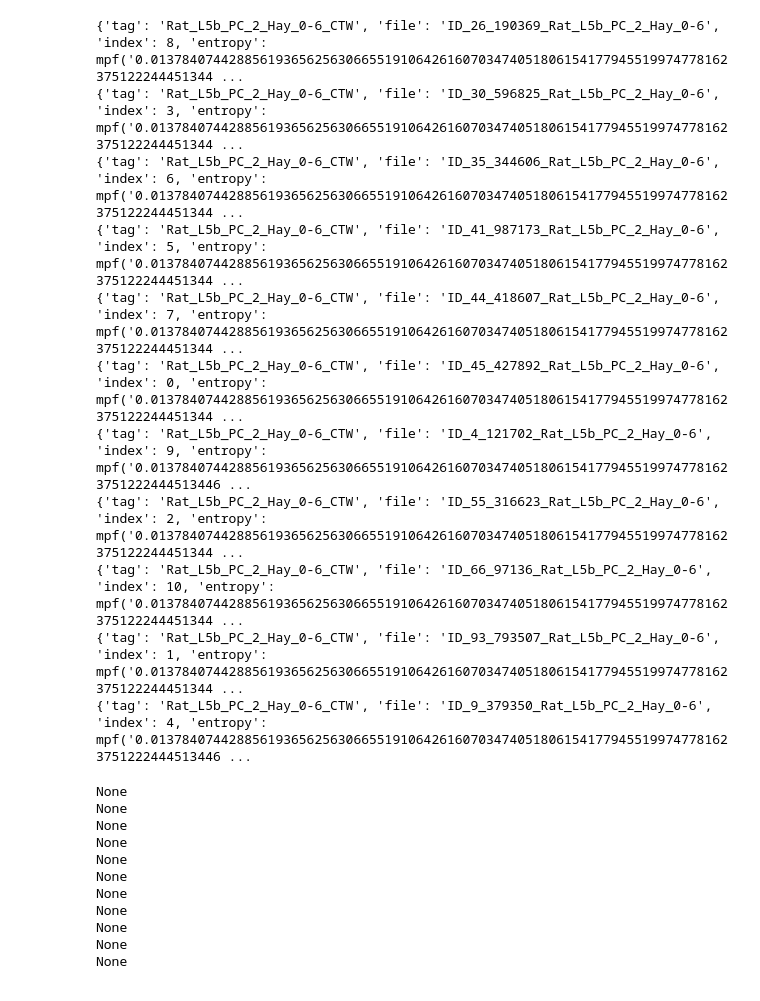
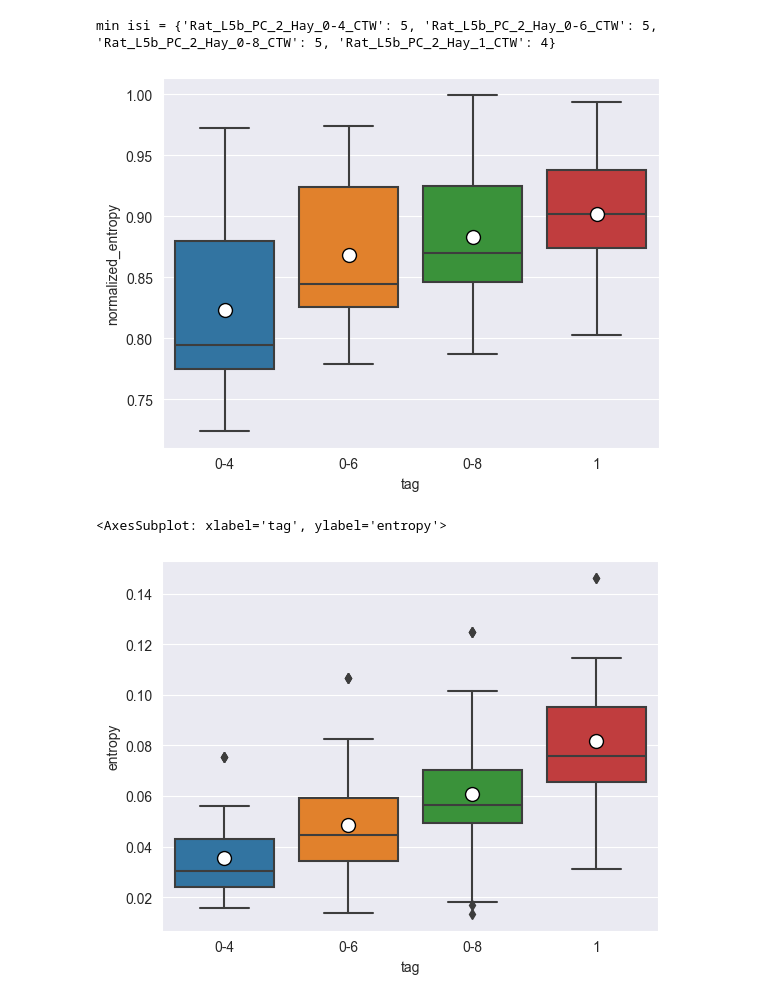
Before and after one commit to NitzanLux/neuron_mi, a Jupyter notebook: entropy_CTW_eval.ipynb, the cells around one changed output. Drawn from its saved outputs; the diff is of its cells as text; code cells hidden in the pictures.

```diff
--- a/entropy_CTW_eval.ipynb
+++ b/entropy_CTW_eval.ipynb
@@ -48,20 +116,21 @@ start job
 # %%
-models={}
-regex_match = re.compile('Rat.+0-6_CTW')
+
+models = {}
+regex_match = re.compile('Rat.+CTW')
 #regex_match = re.compile('test')
 gmax_regex = re.compile('.*_([0-9](?:-[0-9])?(?:_noNMDA)?)_.*')
 gmax_value_regex = re.compile('([0-9](?:\.[0-9])?)[a-z,A-Z]*')
-models_pathes=[]
+models_pathes = []
 for i in os.listdir('entropy_data'):
 
-    cur_dir_path=os.path.join('entropy_data',i)
+    cur_dir_path = os.path.join('entropy_data', i)
     if regex_match.match(i) and os.path.isdir(cur_dir_path):
         for j in os.listdir(cur_dir_path):
-            models_pathes.append(os.path.join(cur_dir_path,j))
+            models_pathes.append(os.path.join(cur_dir_path, j))
         # models[i] = gmax_regex.match(i).group(1).replace('-','.')
         # models[i] = models[i].replace('_noNMDA',' AMPA')
 name_order = list(models.values())
-name_order = sorted(name_order,key=lambda x:(float(gmax_value_regex.match(x).group(0)),'AMPA' not in x))
+name_order = sorted(name_order, key=lambda x: (float(gmax_value_regex.match(x).group(0)), 'AMPA' not in x))
 
 grouping = {'_noNMDA'}
 remove_v = True
@@ -71,30 +137,30 @@ c.add_data(models_pathes)
-# %%
-for i in c:
-    print(i)
-# %% [output]
-{'tag': 'Rat_L5b_PC_2_Hay_0-6_CTW', 'file': 'ID_26_190369_Rat_L5b_PC_2_Hay_0-6', 'index': 8, 'entropy': mpf('0.01378407442885619365625630665519106426160703474051806154177945519974778162375122244451344 ...
-{'tag': 'Rat_L5b_PC_2_Hay_0-6_CTW', 'file': 'ID_30_596825_Rat_L5b_PC_2_Hay_0-6', 'index': 3, 'entropy': mpf('0.01378407442885619365625630665519106426160703474051806154177945519974778162375122244451344 ...
-{'tag': 'Rat_L5b_PC_2_Hay_0-6_CTW', 'file': 'ID_35_344606_Rat_L5b_PC_2_Hay_0-6', 'index': 6, 'entropy': mpf('0.01378407442885619365625630665519106426160703474051806154177945519974778162375122244451344 ...
-{'tag': 'Rat_L5b_PC_2_Hay_0-6_CTW', 'file': 'ID_41_987173_Rat_L5b_PC_2_Hay_0-6', 'index': 5, 'entropy': mpf('0.01378407442885619365625630665519106426160703474051806154177945519974778162375122244451344 ...
-{'tag': 'Rat_L5b_PC_2_Hay_0-6_CTW', 'file': 'ID_44_418607_Rat_L5b_PC_2_Hay_0-6', 'index': 7, 'entropy': mpf('0.01378407442885619365625630665519106426160703474051806154177945519974778162375122244451344 ...
-{'tag': 'Rat_L5b_PC_2_Hay_0-6_CTW', 'file': 'ID_45_427892_Rat_L5b_PC_2_Hay_0-6', 'index': 0, 'entropy': mpf('0.01378407442885619365625630665519106426160703474051806154177945519974778162375122244451344 ...
-{'tag': 'Rat_L5b_PC_2_Hay_0-6_CTW', 'file': 'ID_4_121702_Rat_L5b_PC_2_Hay_0-6', 'index': 9, 'entropy': mpf('0.013784074428856193656256306655191064261607034740518061541779455199747781623751222444513446 ...
-{'tag': 'Rat_L5b_PC_2_Hay_0-6_CTW', 'file': 'ID_55_316623_Rat_L5b_PC_2_Hay_0-6', 'index': 2, 'entropy': mpf('0.01378407442885619365625630665519106426160703474051806154177945519974778162375122244451344 ...
-{'tag': 'Rat_L5b_PC_2_Hay_0-6_CTW', 'file': 'ID_66_97136_Rat_L5b_PC_2_Hay_0-6', 'index': 10, 'entropy': mpf('0.01378407442885619365625630665519106426160703474051806154177945519974778162375122244451344 ...
-{'tag': 'Rat_L5b_PC_2_Hay_0-6_CTW', 'file': 'ID_93_793507_Rat_L5b_PC_2_Hay_0-6', 'index': 1, 'entropy': mpf('0.01378407442885619365625630665519106426160703474051806154177945519974778162375122244451344 ...
-{'tag': 'Rat_L5b_PC_2_Hay_0-6_CTW', 'file': 'ID_9_379350_Rat_L5b_PC_2_Hay_0-6', 'index': 4, 'entropy': mpf('0.013784074428856193656256306655191064261607034740518061541779455199747781623751222444513446 ...
-# %%
-for i in c.get_next_data():
-    print(i.tree)
-# %% [output]
-None
-None
-None
-None
-None
-None
-None
-None
-None
-None
-None
+# %%
+
+c = CTWHandler()
+c.add_data(models_pathes)
+df = c.to_df(tag_regex_to_remove=['Rat_L5b_PC_2_Hay_', '_CTW'])
+
+# d=d[d['n_spikes']>0]
+# %%
+c.add_normalized(df)
+# %% [output]
+min isi = {'Rat_L5b_PC_2_Hay_0-4_CTW': 5, 'Rat_L5b_PC_2_Hay_0-6_CTW': 5, 'Rat_L5b_PC_2_Hay_0-8_CTW': 5, 'Rat_L5b_PC_2_Hay_1_CTW': 4}
+# %%
+#show the dis
+
+# Draw a nested boxplot to show bills by day and time
+sns.boxplot(x="tag", y="normalized_entropy", data=df, showmeans=True, meanprops={"marker": "o",
+                                                                                 "markerfacecolor": "white",
+                                                                                 "markeredgecolor": "black",
+                                                                                 "markersize": "10"})
+plt.show()
+
+sns.boxplot(x="tag", y="entropy", data=df, showmeans=True, meanprops={"marker": "o",
+                                                                      "markerfacecolor": "white",
+                                                                      "markeredgecolor": "black",
+                                                                      "markersize": "10"})
+# sns.despine(offset=10, trim=True)
+# %% [output]
+[figure, added]
+<AxesSubplot: xlabel='tag', ylabel='entropy'>
+[figure, added]
```
Also changed, not shown: parts of 6 cells of this notebook, 2 other files.
